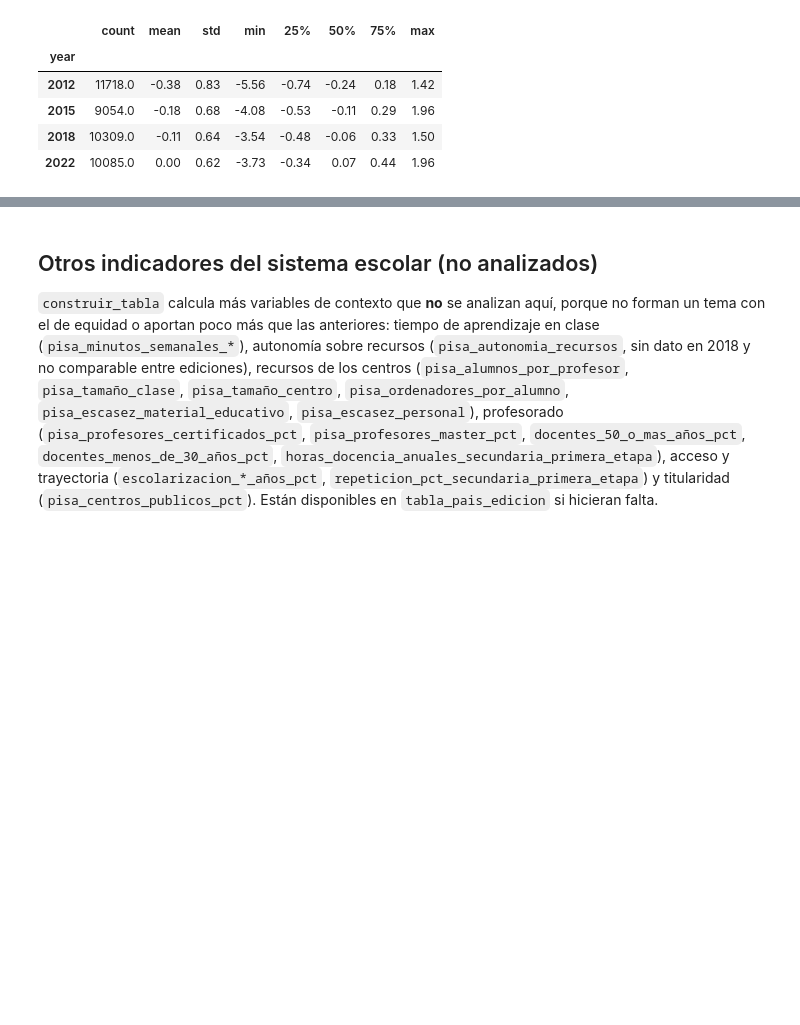
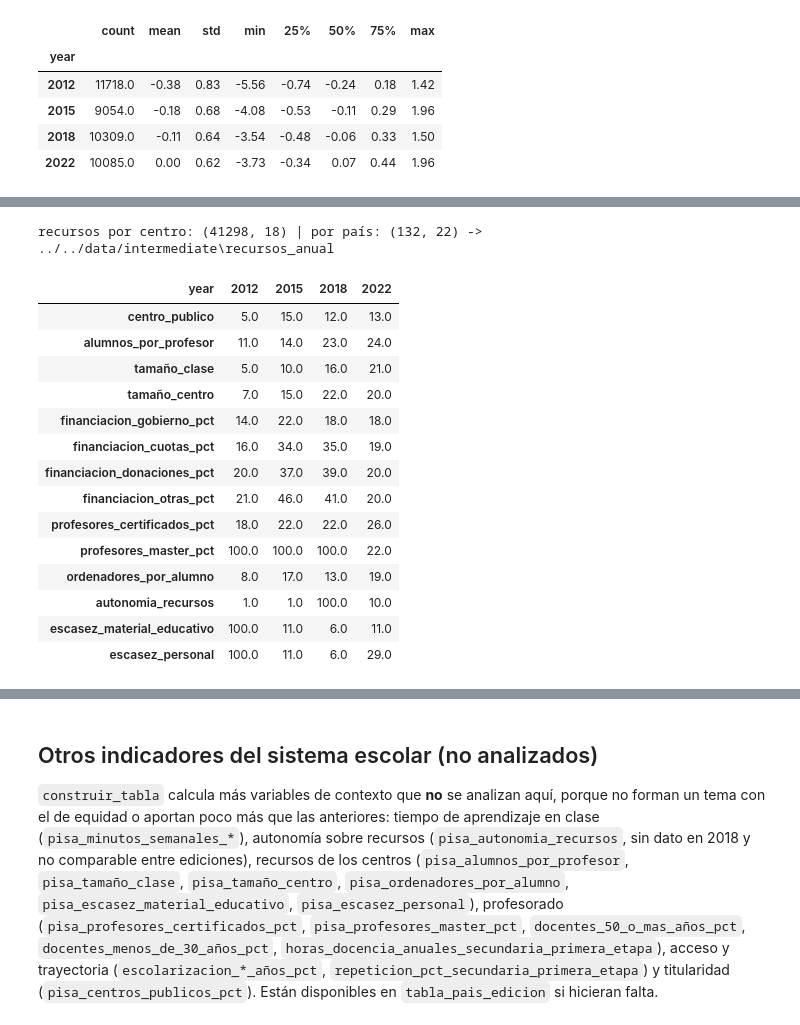
Before and after one commit to musero55/tfm_data_science, a Jupyter notebook: notebooks/fase_1_data_ingestion_eda/01_EDA_equidad.ipynb, the cells around one changed output, grey strips where cells are left out. Cells and saved outputs as stored; diff of their text form; code cells hidden in the pictures; blank space fills up the shorter version.

```diff
--- a/notebooks/fase_1_data_ingestion_eda/01_EDA_equidad.ipynb
+++ b/notebooks/fase_1_data_ingestion_eda/01_EDA_equidad.ipynb
@@ -298,0 +307,38 @@ diferencia máxima con `pisa_escs_trend_media`: 0.0e+00
+# %%
+# Recursos de cada centro (nombres comunes a todas las ediciones) y su resumen por país, en cada edición
+ruta_recursos = os.path.join(RUTA_INTERMEDIOS, 'recursos_anual')
+os.makedirs(ruta_recursos, exist_ok=True)
+df_recursos_centro = pd.concat([leer_recursos_centros(RUTA_RAW, edicion).assign(year=edicion) for edicion in EDICIONES], ignore_index=True)
+df_recursos_centro = df_recursos_centro.sort_values(['year', 'CNT', 'CNTSCHID'], ascending=False, ignore_index=True)
+
+columnas_recursos_pais = ['pisa_numero_centros', 'pisa_alumnos_por_profesor', 'pisa_tamaño_clase', 'pisa_tamaño_centro', 'pisa_centros_publicos_pct',
+                          'pisa_financiacion_centro_gobierno_pct', 'pisa_financiacion_centro_cuotas_pct', 'pisa_financiacion_centro_donaciones_pct',
+                          'pisa_financiacion_centro_otras_pct', 'pisa_profesores_certificados_pct', 'pisa_profesores_master_pct',
+                          'pisa_ordenadores_por_alumno', 'pisa_autonomia_recursos', 'pisa_escasez_material_educativo', 'pisa_escasez_personal'] + RECURSOS
+df_recursos_pais = (tabla_pais_edicion[['pais', 'edicion'] + columnas_recursos_pais].rename(columns={'pais': 'CNT', 'edicion': 'year'})
+                    .sort_values(['year', 'CNT'], ascending=False, ignore_index=True))
+
+df_recursos_centro.to_parquet(os.path.join(ruta_recursos, 'pisa_recursos_centro_anual.parquet'), index=False)
+df_recursos_pais.to_parquet(os.path.join(ruta_recursos, 'pisa_recursos_pais_anual.parquet'), index=False)
+print(f'recursos por centro: {df_recursos_centro.shape} | por país: {df_recursos_pais.shape} -> {ruta_recursos}')
+
+# % de centros sin dato en cada recurso y edición
+variables_recursos_centro = [columna for columna in df_recursos_centro.columns if columna not in ('CNT', 'CNTSCHID', 'W_SCHGRNRABWT', 'year')]
+df_recursos_centro[variables_recursos_centro].isna().groupby(df_recursos_centro['year']).mean().mul(100).round(0).T
+# %% [output]
+recursos por centro: (41298, 18) | por país: (132, 22) -> ../../data/intermediate\recursos_anual
+| year | 2012 | 2015 | 2018 | 2022 |
+| centro_publico | 5.0 | 15.0 | 12.0 | 13.0 |
+| alumnos_por_profesor | 11.0 | 14.0 | 23.0 | 24.0 |
+| tamaño_clase | 5.0 | 10.0 | 16.0 | 21.0 |
+| tamaño_centro | 7.0 | 15.0 | 22.0 | 20.0 |
+| financiacion_gobierno_pct | 14.0 | 22.0 | 18.0 | 18.0 |
+| financiacion_cuotas_pct | 16.0 | 34.0 | 35.0 | 19.0 |
+| financiacion_donaciones_pct | 20.0 | 37.0 | 39.0 | 20.0 |
+| financiacion_otras_pct | 21.0 | 46.0 | 41.0 | 20.0 |
+| profesores_certificados_pct | 18.0 | 22.0 | 22.0 | 26.0 |
+| profesores_master_pct | 100.0 | 100.0 | 100.0 | 22.0 |
+| ordenadores_por_alumno | 8.0 | 17.0 | 13.0 | 19.0 |
+| autonomia_recursos | 1.0 | 1.0 | 100.0 | 10.0 |
+| escasez_material_educativo | 100.0 | 11.0 | 6.0 | 11.0 |
+| escasez_personal | 100.0 | 11.0 | 6.0 | 29.0 |
```
Also changed, not shown: parts of 8 cells of this notebook, 11 other files.
